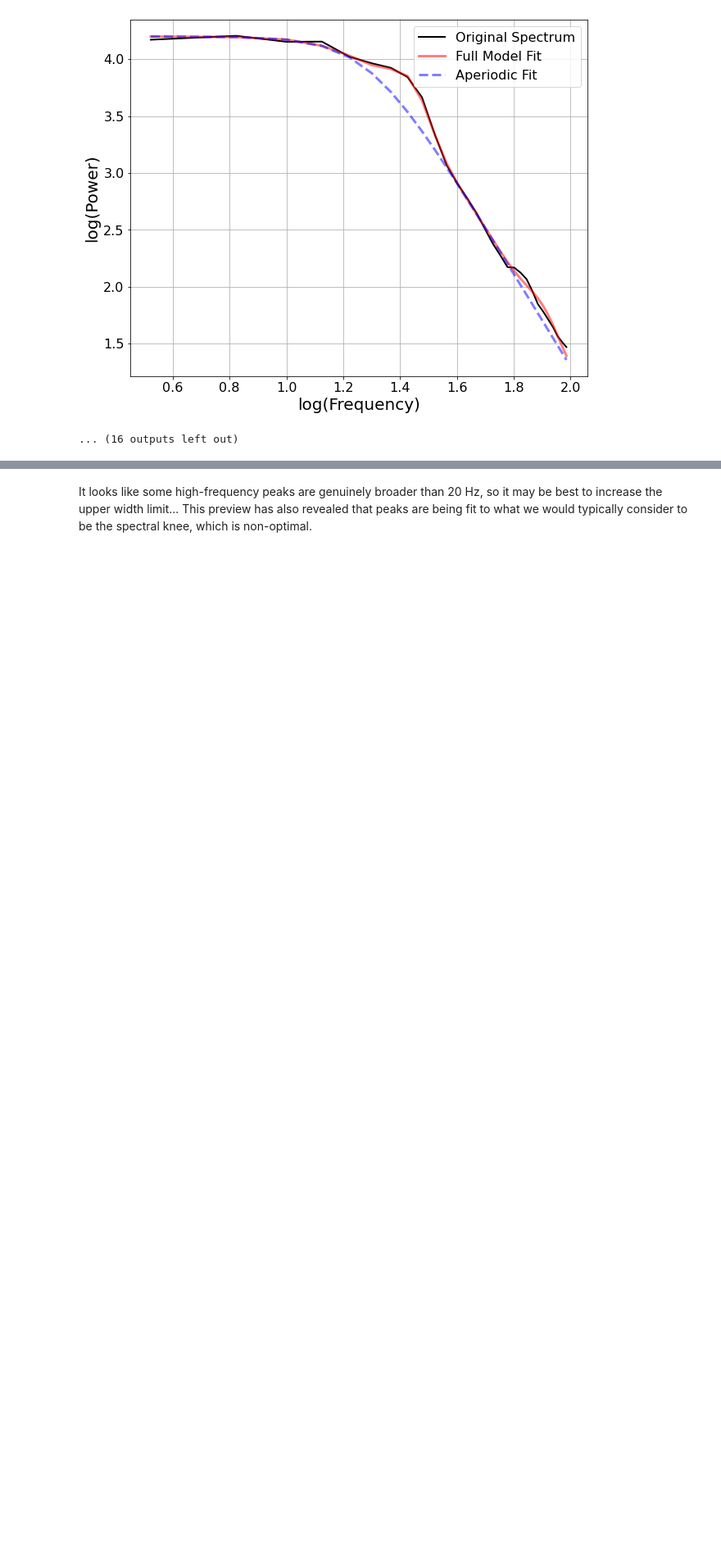
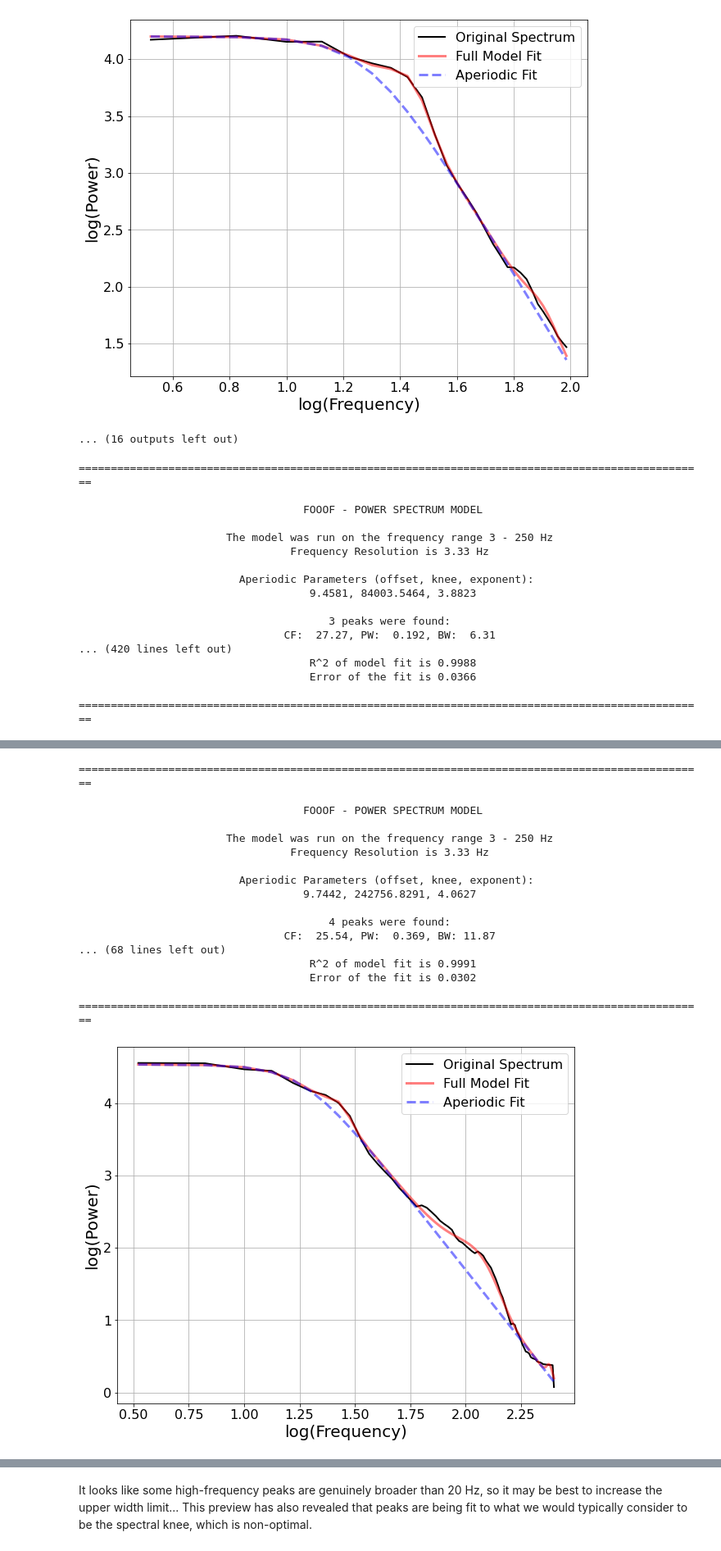
Before and after one commit to voytekresearch/v1_v4_1024_elec, a Jupyter notebook: notebooks/investigate_poor_model_fits.ipynb, the cells around one changed output, grey strips where cells are left out. Shown at 82% size. Saved outputs shown, nothing was run; the diff lists cells and outputs as text; code cells hidden in the pictures; blank space fills up the shorter version.

```diff
--- a/notebooks/investigate_poor_model_fits.ipynb
+++ b/notebooks/investigate_poor_model_fits.ipynb
@@ -36,7 +36,7 @@ N_ARRAYS = 16 # number of arrays
 FREQ_RANGE = [1, 100]
 N_JOBS = -1 # number of jobs for parallel processing
 SPEC_PARAM_SETTINGS = {
-    'peak_width_limits' :   [4, 20], # default: (0.5, 12.0)) - reccomends at least frequency resolution * 2
+    'peak_width_limits' :   [4, np.inf], # default: (0.5, 12.0)) - reccomends at least frequency resolution * 2
     'min_peak_height'   :   0.1,
     'max_n_peaks'       :   4, # (default: inf)
     'peak_threshold'    :   2.0, # (default: 2.0)
@@ -410,3 +412,33 @@ RuntimeWarning: More than 20 figures have been opened. Figures created through t
 [figure]
 [figure]
 ... (16 outputs left out)
+# %%
+# plot specparam report for example data - no frequency range specified
+
+# # plot each channel separately
+# for i_chan in range(spectra_mean.shape[0]):
+#     plot_spectrum(freq[freq_idx], spectra_mean[i_chan, freq_idx], log_freqs=True, log_powers=True)
+
+# plot fit for select channels
+chan_idx = df.loc[(df['session']=='A_SNR_041018') & (df['array']==15) & (df['epoch']=='pre'), 'channel'].values.astype(int)
+for i_chan in chan_idx:
+    model = FOOOF(**SPEC_PARAM_SETTINGS)
+    model.report(freq, spectra_mean[i_chan], plt_log=True)
+# %% [output]
+==================================================================================================
+
+                                   FOOOF - POWER SPECTRUM MODEL
+
+                       The model was run on the frequency range 3 - 250 Hz
+                                 Frequency Resolution is 3.33 Hz
+
+                         Aperiodic Parameters (offset, knee, exponent):
+                                    9.4581, 84003.5464, 3.8823
+
+                                       3 peaks were found:
+                                CF:  27.27, PW:  0.192, BW:  6.31
+... (420 lines left out)
+                                    R^2 of model fit is 0.9988
+                                    Error of the fit is 0.0366
+
+==================================================================================================
@@ -412,0 +446,18 @@ RuntimeWarning: More than 20 figures have been opened. Figures created through t
+==================================================================================================
+
+                                   FOOOF - POWER SPECTRUM MODEL
+
+                       The model was run on the frequency range 3 - 250 Hz
+                                 Frequency Resolution is 3.33 Hz
+
+                         Aperiodic Parameters (offset, knee, exponent):
+                                   9.7442, 242756.8291, 4.0627
+
+                                       4 peaks were found:
+                                CF:  25.54, PW:  0.369, BW: 11.87
+... (68 lines left out)
+                                    R^2 of model fit is 0.9991
+                                    Error of the fit is 0.0302
+
+==================================================================================================
+[figure, added]
```
Also changed, not shown: parts of 9 cells of this notebook.
